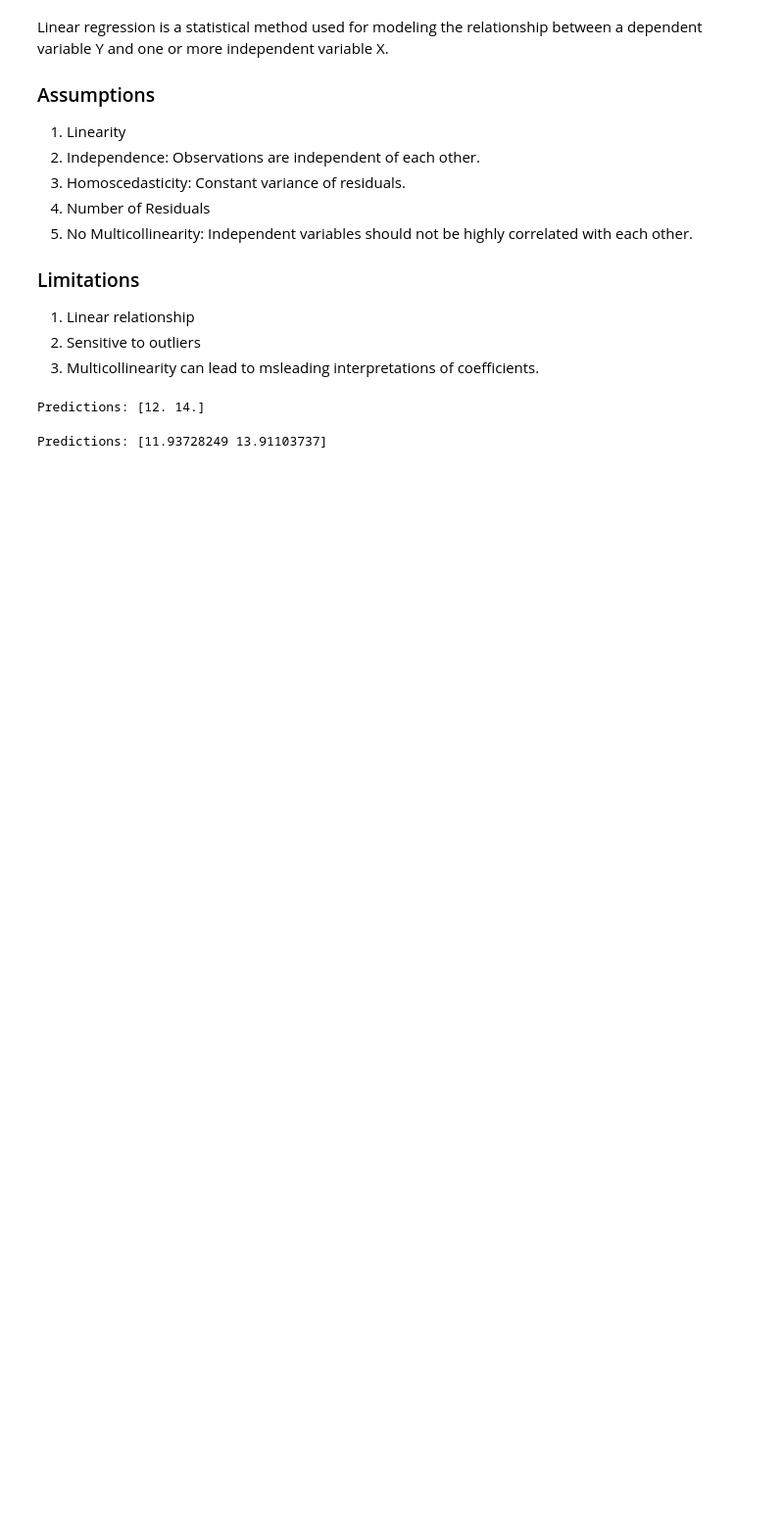
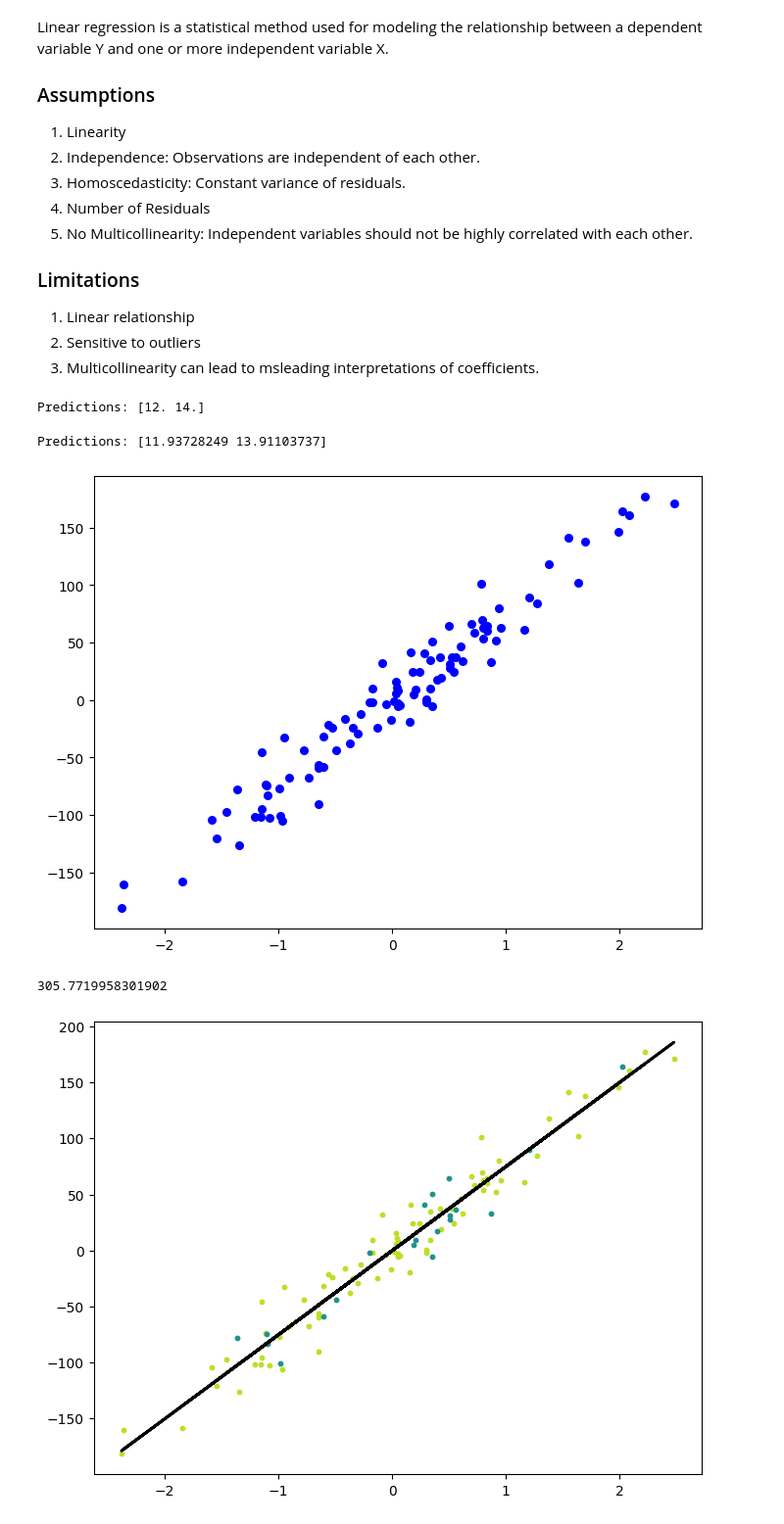
Before and after one commit to HakimOwais/Machine-learning-scratch, a Jupyter notebook: 01_linear_regression.ipynb, the cells around one changed output. Shown: that part at 98% size. Cells and saved outputs as stored; diff of their text form; code cells hidden in the pictures; blank space fills up the shorter version.

Commit message:
few test cases on linear regression

```diff
--- a/01_linear_regression.ipynb
+++ b/01_linear_regression.ipynb
@@ -139,3 +134,39 @@ predictions = model.predict(np.array([[6], [7]]))
 print("Predictions:", predictions)
 # %% [output]
 Predictions: [11.93728249 13.91103737]
+# %%
+# Test on scikit learn datasets
+
+import numpy as np
+from sklearn.model_selection import train_test_split
+from sklearn import datasets
+import matplotlib.pyplot as plt
+
+X, y = datasets.make_regression(n_samples=100, n_features=1, noise=20, random_state=4)
+X_train, X_test, y_train, y_test = train_test_split(X, y, test_size=0.2, random_state=1234)
+
+fig = plt.figure(figsize=(8,6))
+plt.scatter(X[:, 0], y, color = "b", marker = "o", s = 30)
+plt.show()
+
+reg = LinearRegressionGD(learning_rate=0.01)
+reg.fit(X_train,y_train)
+predictions = reg.predict(X_test)
+
+def mse(y_test, predictions):
+    return np.mean((y_test-predictions)**2)
+
+mse = mse(y_test, predictions)
+print(mse)
+
+y_pred_line = reg.predict(X)
+cmap = plt.get_cmap('viridis')
+fig = plt.figure(figsize=(8,6))
+m1 = plt.scatter(X_train, y_train, color=cmap(0.9), s=10)
+m2 = plt.scatter(X_test, y_test, color=cmap(0.5), s=10)
+plt.plot(X, y_pred_line, color='black', linewidth=2, label='Prediction')
+plt.show()
+# %% [output]
+[figure, added]
+305.7719958301902
+[figure, added]
```
Also changed, not shown: parts of 2 cells of this notebook, 1 other file.
